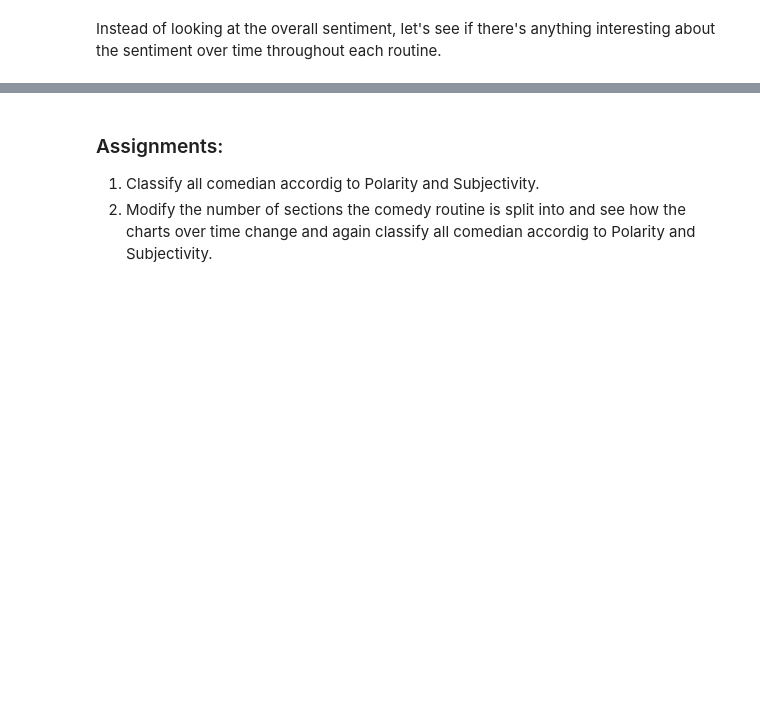
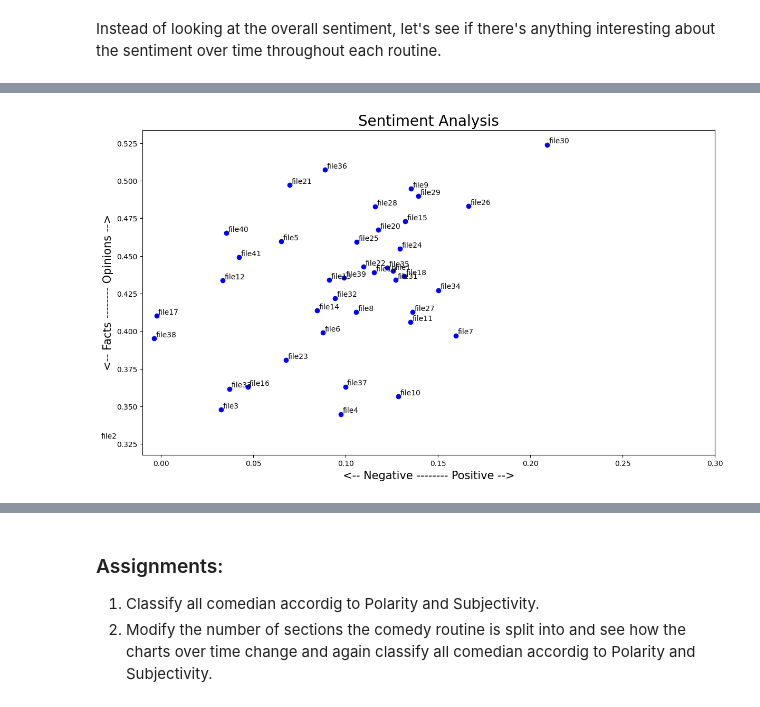
Before and after one commit to paramdeepsinghgill/codes, a Jupyter notebook: Python/_.ipynb files/TIET/Semester 6/UCS672/3/Lab assignment - 4 (NLP) solution.ipynb, the cells around one changed output, grey strips where cells are left out. Drawn from its saved outputs; the diff is of its cells as text; code cells hidden in the pictures; blank space fills up the shorter version.

```diff
--- a/Python/_.ipynb files/TIET/Semester 6/UCS672/3/Lab assignment - 4 (NLP) solution.ipynb
+++ b/Python/_.ipynb files/TIET/Semester 6/UCS672/3/Lab assignment - 4 (NLP) solution.ipynb
@@ -83,3 +138,23 @@ Instead of looking at the overall sentiment, let's see if there's anything inter
+# %%
+# Let's plot the results
+import matplotlib.pyplot as plt
+
+plt.rcParams['figure.figsize'] = [14, 8]
+
+for index, file in enumerate(data.index):
+    x = data.polarity.loc[file]
+    y = data.subjectivity.loc[file]
+    plt.scatter(x, y, color='blue')
+    plt.text(x+.001, y+.001, data['name'][index], fontsize=10)
+    plt.xlim(-.01, .30)
+
+plt.title('Sentiment Analysis', fontsize=20)
+plt.xlabel('<-- Negative -------- Positive -->', fontsize=15)
+plt.ylabel('<-- Facts -------- Opinions -->', fontsize=15)
+
+plt.show()
+# %% [output]
+[figure, added]
 # %%
 # Split each routine into 10 parts
 import numpy as np
```
Also changed, not shown: parts of 13 cells of this notebook, 4 other files.
